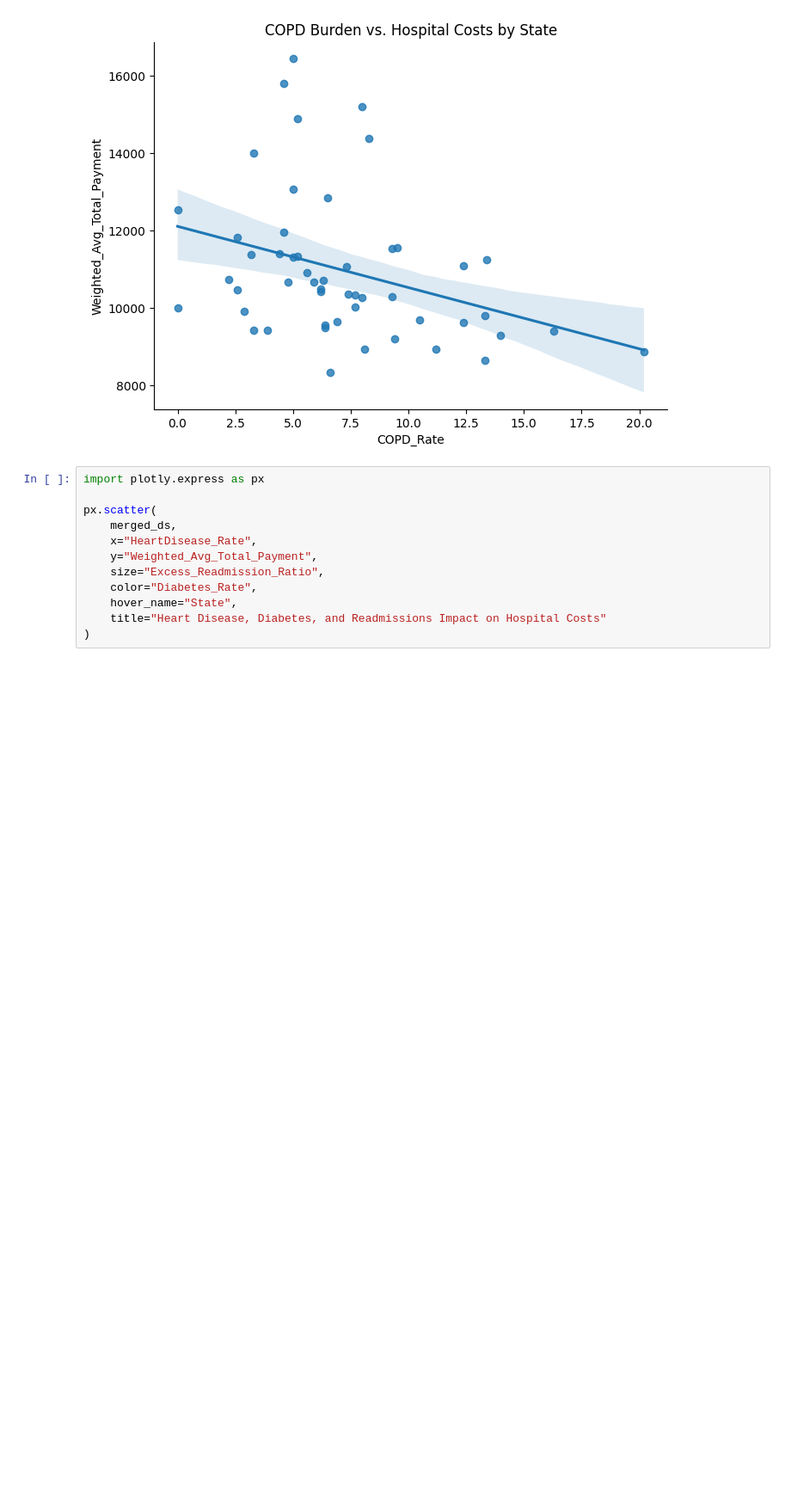
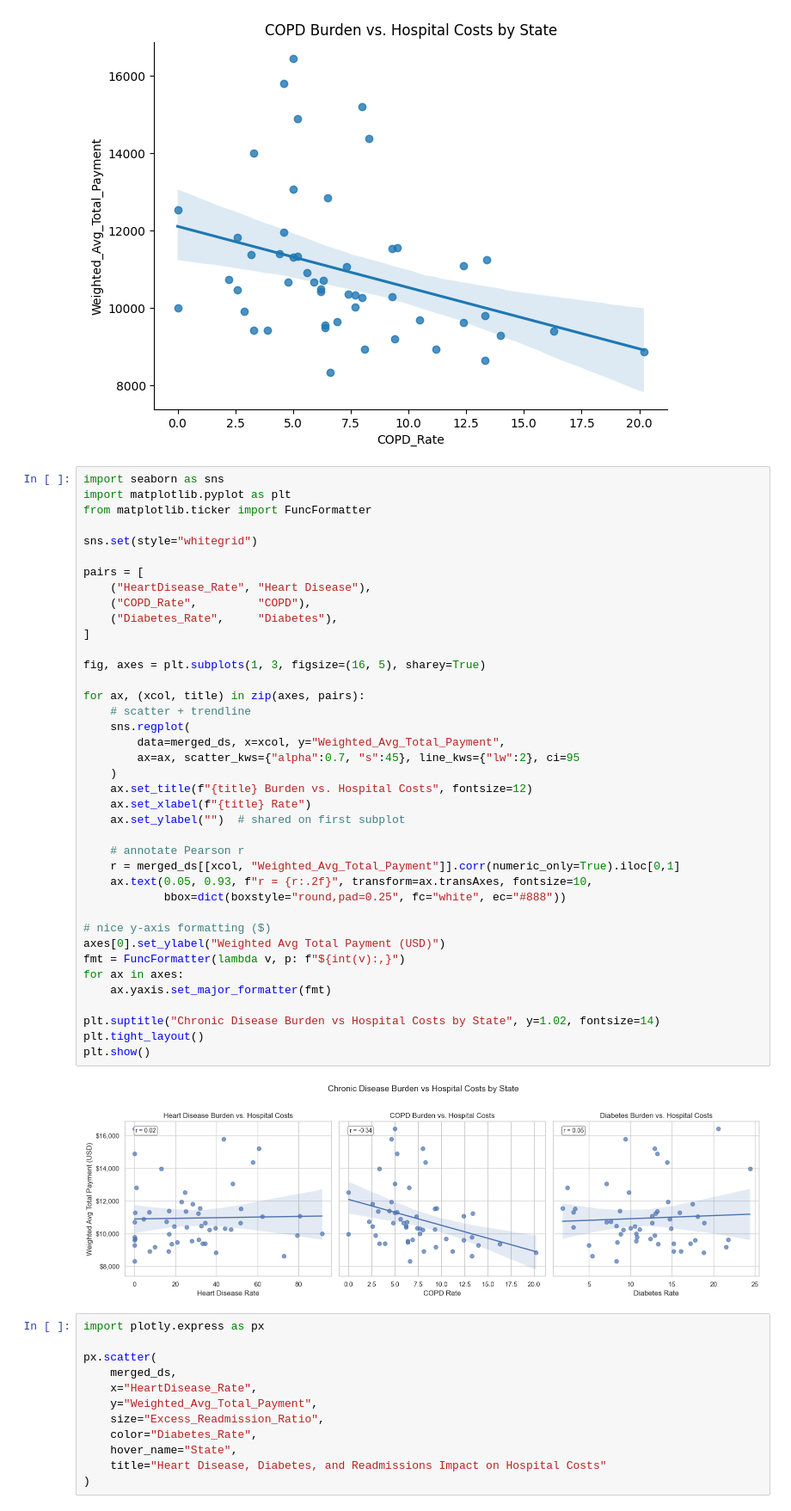
Before and after one commit to pranjul11garg/Population-Health-Financial-Impact-Analysis-CMS-CDC-Data, a Jupyter notebook: scripts/analysis.ipynb, the cells around one changed output. Shown: that part at 86% size. Drawn from its saved outputs; the diff is of its cells as text; blank space fills up the shorter version.

Commit message:
Combined Plot of chronic disease vs hospital costs by state

```diff
--- a/scripts/analysis.ipynb
+++ b/scripts/analysis.ipynb
@@ -33,6 +33,47 @@ plt.title("COPD Burden vs. Hospital Costs by State")
 plt.show()
 # %% [output]
 [figure]
+# %%
+import seaborn as sns
+import matplotlib.pyplot as plt
+from matplotlib.ticker import FuncFormatter
+
+sns.set(style="whitegrid")
+
+pairs = [
+    ("HeartDisease_Rate", "Heart Disease"),
+    ("COPD_Rate",         "COPD"),
+    ("Diabetes_Rate",     "Diabetes"),
+]
+
+fig, axes = plt.subplots(1, 3, figsize=(16, 5), sharey=True)
+
+for ax, (xcol, title) in zip(axes, pairs):
+    # scatter + trendline
+    sns.regplot(
+        data=merged_ds, x=xcol, y="Weighted_Avg_Total_Payment",
+        ax=ax, scatter_kws={"alpha":0.7, "s":45}, line_kws={"lw":2}, ci=95
+    )
+    ax.set_title(f"{title} Burden vs. Hospital Costs", fontsize=12)
+    ax.set_xlabel(f"{title} Rate")
+    ax.set_ylabel("")  # shared on first subplot
+
+    # annotate Pearson r
+    r = merged_ds[[xcol, "Weighted_Avg_Total_Payment"]].corr(numeric_only=True).iloc[0,1]
+    ax.text(0.05, 0.93, f"r = {r:.2f}", transform=ax.transAxes, fontsize=10,
+            bbox=dict(boxstyle="round,pad=0.25", fc="white", ec="#888"))
+
+# nice y-axis formatting ($)
+axes[0].set_ylabel("Weighted Avg Total Payment (USD)")
+fmt = FuncFormatter(lambda v, p: f"${int(v):,}")
+for ax in axes:
+    ax.yaxis.set_major_formatter(fmt)
+
+plt.suptitle("Chronic Disease Burden vs Hospital Costs by State", y=1.02, fontsize=14)
+plt.tight_layout()
+plt.show()
+# %% [output]
+[figure, added]
 # %%
 import plotly.express as px
 
```
